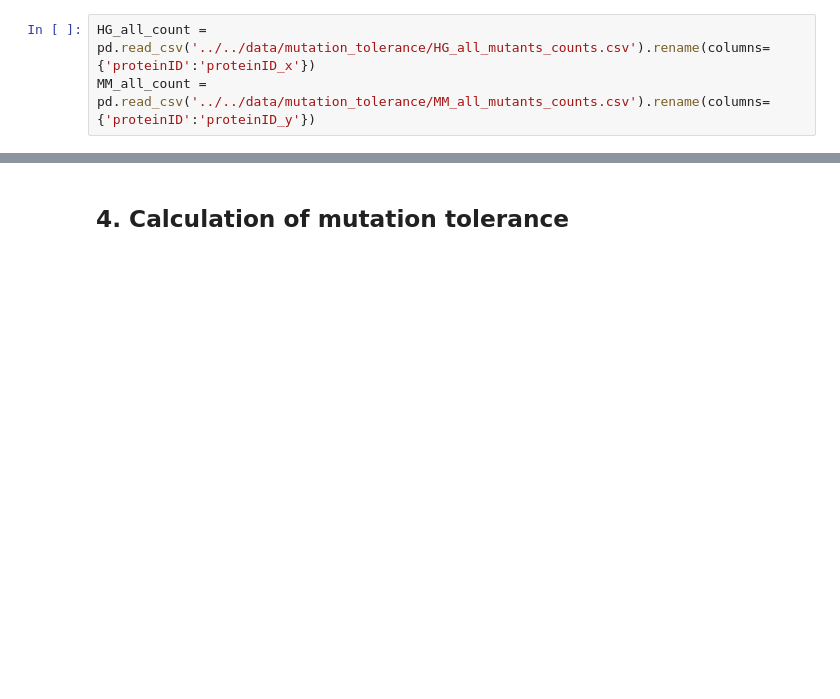
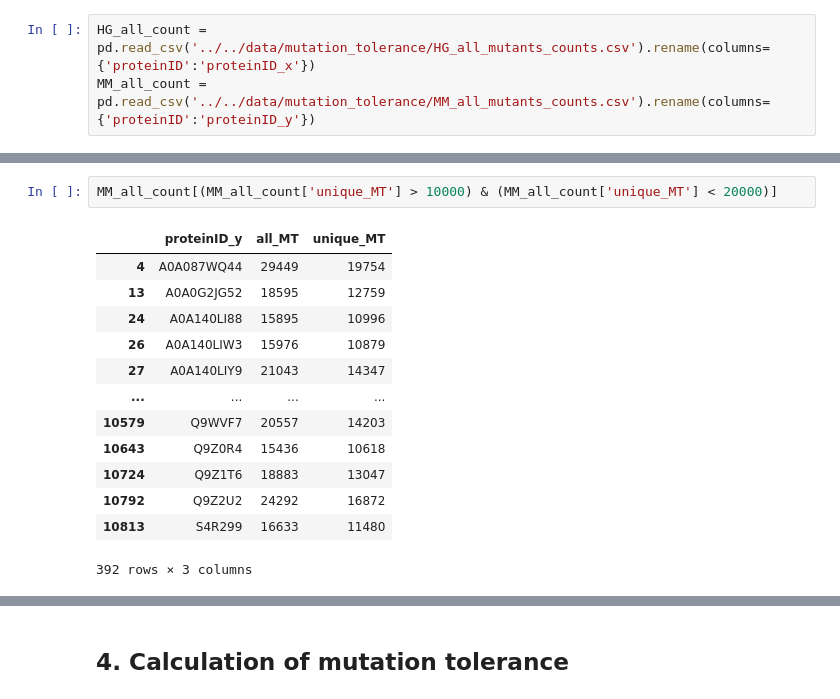
Before and after one commit to ladyson1806/NKR_lifespan, a Jupyter notebook: code/02_mutation_tolerance/2_computational_large_scale_mutagenesis.ipynb, the cells around one changed output, grey strips where cells are left out. Saved outputs shown, nothing was run; the diff lists cells and outputs as text; blank space fills up the shorter version.

```diff
--- a/code/02_mutation_tolerance/2_computational_large_scale_mutagenesis.ipynb
+++ b/code/02_mutation_tolerance/2_computational_large_scale_mutagenesis.ipynb
@@ -191 +184,17 @@ MM_all_count = pd.read_csv('../../data/mutation_tolerance/MM_all_mutants_counts.
+# %%
+MM_all_count[(MM_all_count['unique_MT'] > 10000) & (MM_all_count['unique_MT'] < 20000)]
+# %% [output]
+|  | proteinID_y | all_MT | unique_MT |
+| 4 | A0A087WQ44 | 29449 | 19754 |
+| 13 | A0A0G2JG52 | 18595 | 12759 |
+| 24 | A0A140LI88 | 15895 | 10996 |
+| 26 | A0A140LIW3 | 15976 | 10879 |
+| 27 | A0A140LIY9 | 21043 | 14347 |
+| ... | ... | ... | ... |
+| 10579 | Q9WVF7 | 20557 | 14203 |
+| 10643 | Q9Z0R4 | 15436 | 10618 |
+| 10724 | Q9Z1T6 | 18883 | 13047 |
+| 10792 | Q9Z2U2 | 24292 | 16872 |
+| 10813 | S4R299 | 16633 | 11480 |
+392 rows × 3 columns
 # %%
```
Also changed, not shown: parts of 31 cells of this notebook, 19 other files.
